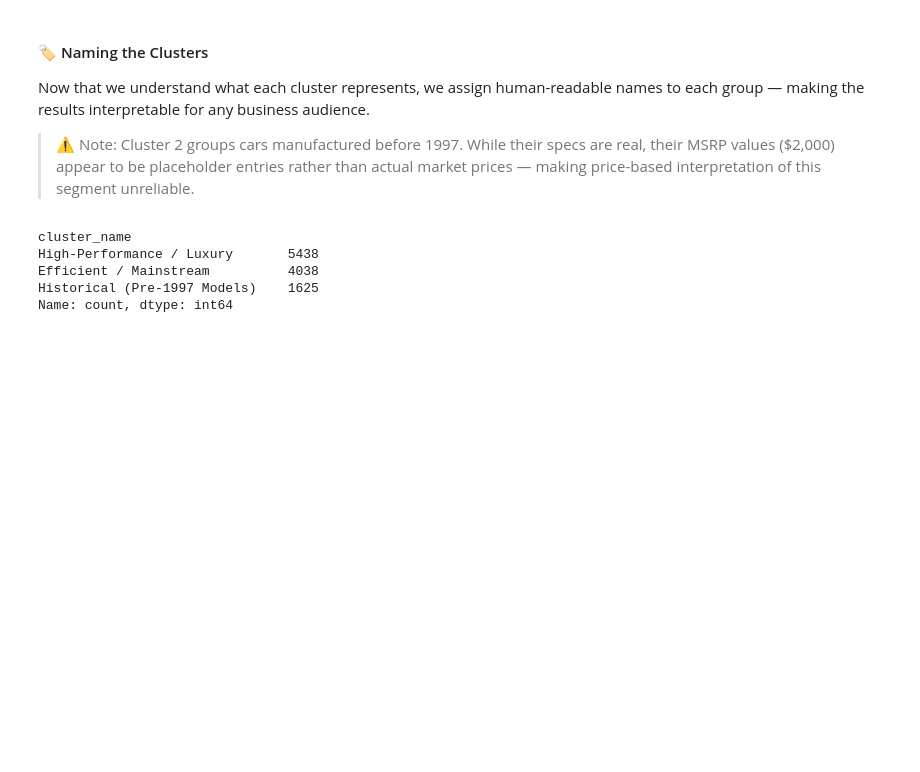
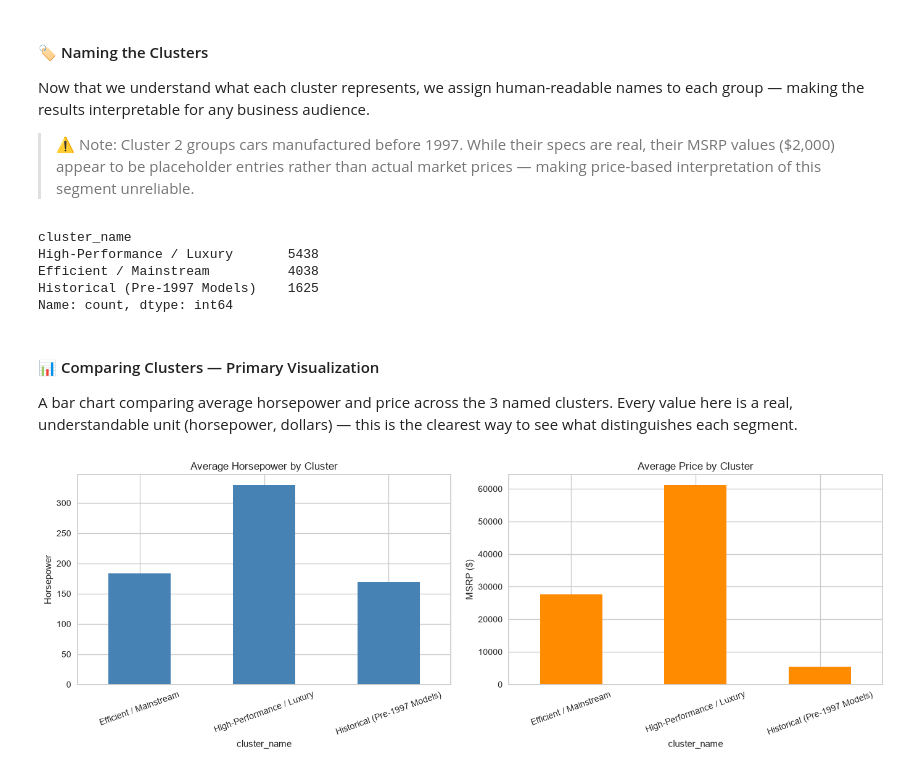
Before and after one commit to MaykInvest/car_clustering_kmeans, a Jupyter notebook: project.ipynb, the cells around one changed output. Cells and saved outputs as stored; diff of their text form; code cells hidden in the pictures; blank space fills up the shorter version.

Commit message:
FEAT: comparing clusters, exporting the final model and conclusion

```diff
--- a/project.ipynb
+++ b/project.ipynb
@@ -677,12 +676,10 @@ for any business audience.
 # ============================================================
 # 🏷️ CLUSTER NAMING
 # ============================================================
-
 cluster_names = {
     0: 'Efficient / Mainstream',
     1: 'High-Performance / Luxury',
-    2: 'Historical (Pre-1997 Models)'
-}
+    2: 'Historical (Pre-1997 Models)'}
 
 df_clean['cluster_name'] = df_clean['cluster'].map(cluster_names)
 
@@ -693,3 +690,29 @@ High-Performance / Luxury       5438
 Efficient / Mainstream          4038
 Historical (Pre-1997 Models)    1625
 Name: count, dtype: int64
+# %% [markdown]
+#### 📊 Comparing Clusters — Primary Visualization
+
+A bar chart comparing average horsepower and price across the 3 named
+clusters. Every value here is a real, understandable unit (horsepower,
+dollars) — this is the clearest way to see what distinguishes each
+segment.
+# %%
+cluster_summary = df_clean.groupby('cluster_name')[['engine_hp', 'msrp']].mean().round(0)
+
+fig, axes = plt.subplots(1, 2, figsize=(14, 5))
+
+cluster_summary['engine_hp'].plot(kind='bar', ax=axes[0], color='steelblue')
+axes[0].set_title('Average Horsepower by Cluster')
+axes[0].set_ylabel('Horsepower')
+axes[0].tick_params(axis='x', rotation=20)
+
+cluster_summary['msrp'].plot(kind='bar', ax=axes[1], color='darkorange')
+axes[1].set_title('Average Price by Cluster')
+axes[1].set_ylabel('MSRP ($)')
+axes[1].tick_params(axis='x', rotation=20)
+
+plt.tight_layout()
+plt.show()
+# %% [output]
+[figure, added]
```
Also changed, not shown: parts of 10 cells of this notebook, 2 other files.
